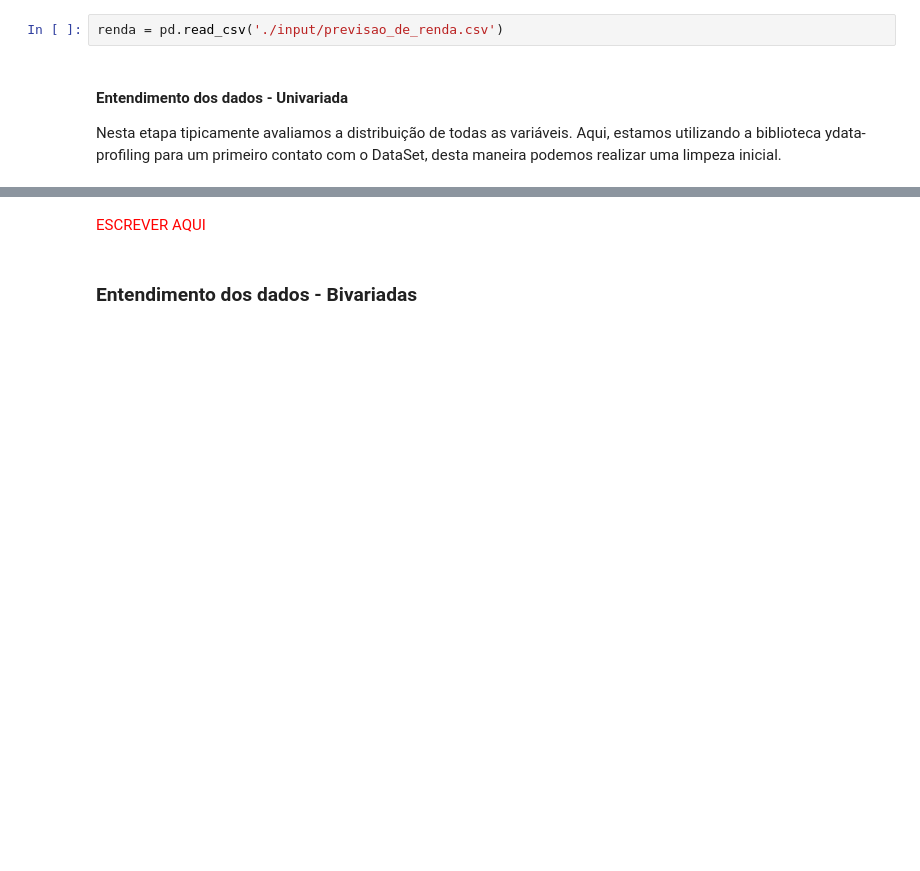
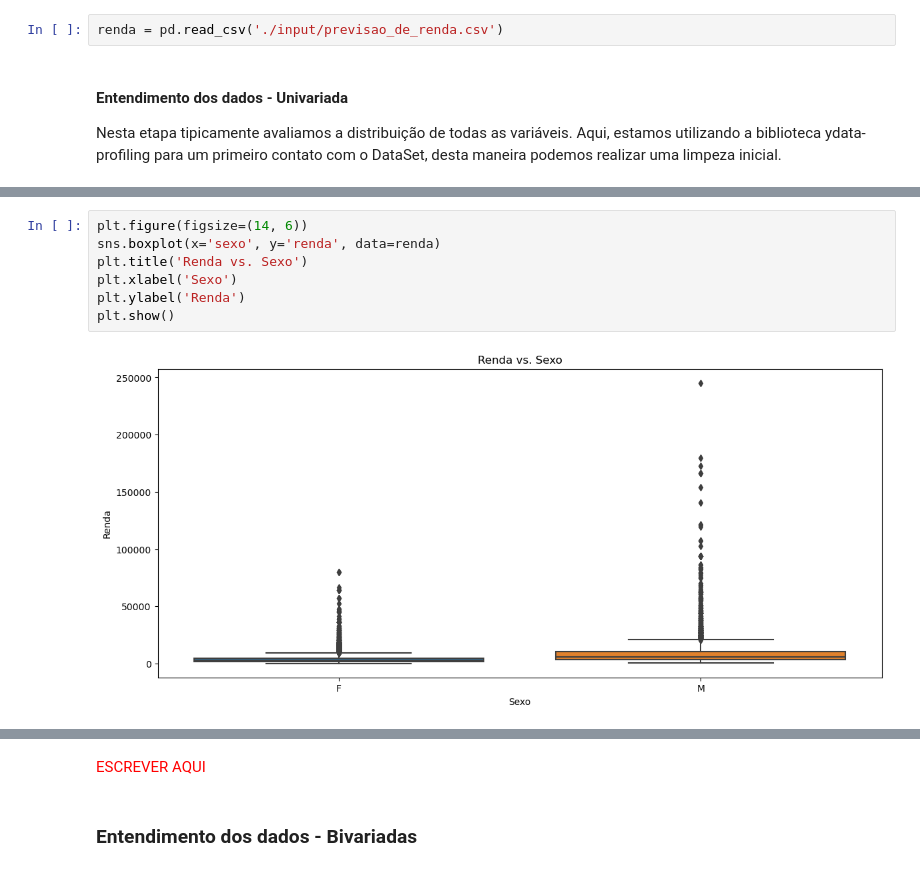
Before and after one commit to PedroHang/Income-Prediction-Model-Project, a Jupyter notebook: income_prediction.ipynb, the cells around one changed output, grey strips where cells are left out. Saved outputs shown, nothing was run; the diff lists cells and outputs as text; blank space fills up the shorter version.

```diff
--- a/income_prediction.ipynb
+++ b/income_prediction.ipynb
@@ -75,0 +80,9 @@ renda_df = (renda
+# %%
+plt.figure(figsize=(14, 6))
+sns.boxplot(x='sexo', y='renda', data=renda)
+plt.title('Renda vs. Sexo')
+plt.xlabel('Sexo')
+plt.ylabel('Renda')
+plt.show()
+# %% [output]
+[figure, added]
```
Also changed, not shown: parts of 15 cells of this notebook, 2 other files.
